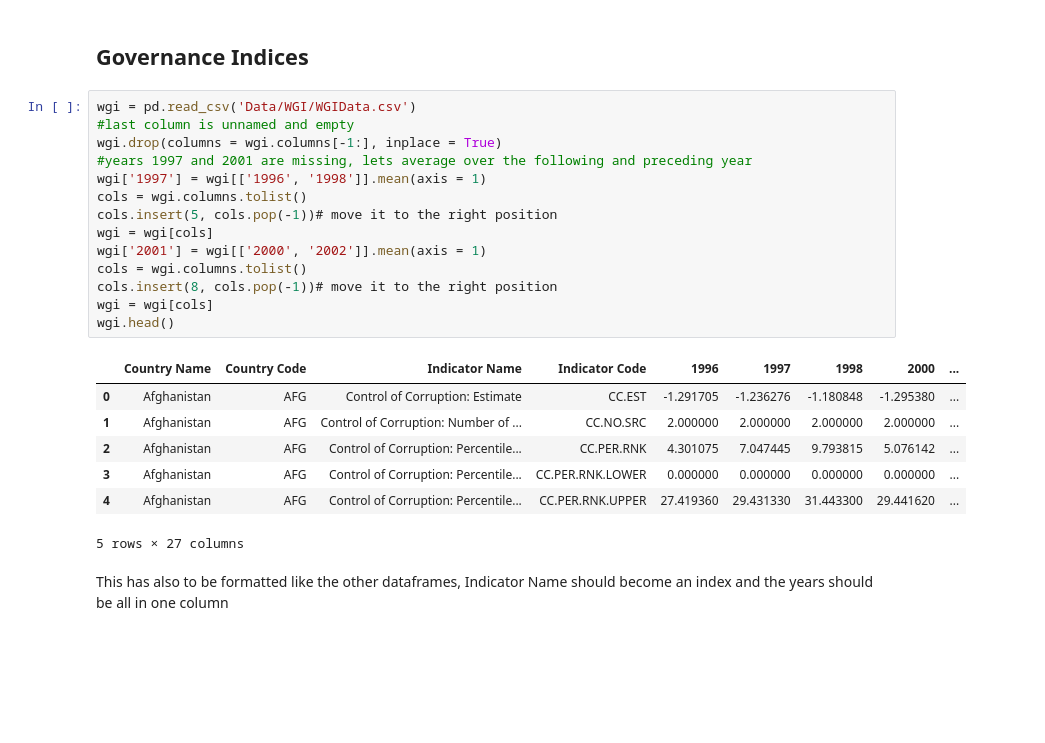
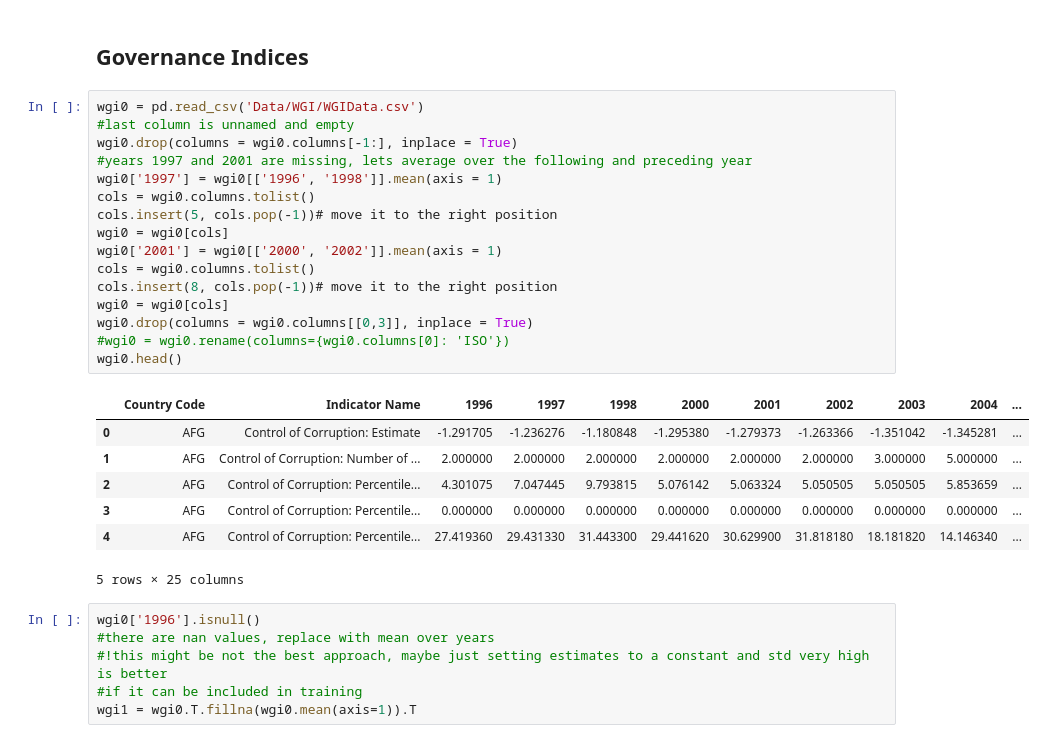
Before and after one commit to Kiril94/AMAS, a Jupyter notebook: Project/Data_analysis.ipynb, the cells around one changed output. Saved outputs shown, nothing was run; the diff lists cells and outputs as text; blank space fills up the shorter version.

Commit message:
Data parsed

```diff
--- a/Project/Data_analysis.ipynb
+++ b/Project/Data_analysis.ipynb
@@ -145,26 +356,32 @@ array(['January', 'February', 'March', 'April', 'May', 'June', 'July',
 # %% [markdown]
 ## Governance Indices
 # %%
-wgi = pd.read_csv('Data/WGI/WGIData.csv')
+wgi0 = pd.read_csv('Data/WGI/WGIData.csv')
 #last column is unnamed and empty
-wgi.drop(columns = wgi.columns[-1:], inplace = True)
+wgi0.drop(columns = wgi0.columns[-1:], inplace = True)
 #years 1997 and 2001 are missing, lets average over the following and preceding year
-wgi['1997'] = wgi[['1996', '1998']].mean(axis = 1)
-cols = wgi.columns.tolist()
+wgi0['1997'] = wgi0[['1996', '1998']].mean(axis = 1)
+cols = wgi0.columns.tolist()
 cols.insert(5, cols.pop(-1))# move it to the right position
-wgi = wgi[cols]
-wgi['2001'] = wgi[['2000', '2002']].mean(axis = 1)
-cols = wgi.columns.tolist()
+wgi0 = wgi0[cols]
+wgi0['2001'] = wgi0[['2000', '2002']].mean(axis = 1)
+cols = wgi0.columns.tolist()
 cols.insert(8, cols.pop(-1))# move it to the right position
-wgi = wgi[cols]
-wgi.head()
+wgi0 = wgi0[cols]
+wgi0.drop(columns = wgi0.columns[[0,3]], inplace = True)
+#wgi0 = wgi0.rename(columns={wgi0.columns[0]: 'ISO'})
+wgi0.head()
 # %% [output]
-|  | Country Name | Country Code | Indicator Name | Indicator Code | 1996 | 1997 | 1998 | 2000 | ... |
-| 0 | Afghanistan | AFG | Control of Corruption: Estimate | CC.EST | -1.291705 | -1.236276 | -1.180848 | -1.295380 | ... |
-| 1 | Afghanistan | AFG | Control of Corruption: Number of ... | CC.NO.SRC | 2.000000 | 2.000000 | 2.000000 | 2.000000 | ... |
-| 2 | Afghanistan | AFG | Control of Corruption: Percentile... | CC.PER.RNK | 4.301075 | 7.047445 | 9.793815 | 5.076142 | ... |
-| 3 | Afghanistan | AFG | Control of Corruption: Percentile... | CC.PER.RNK.LOWER | 0.000000 | 0.000000 | 0.000000 | 0.000000 | ... |
-| 4 | Afghanistan | AFG | Control of Corruption: Percentile... | CC.PER.RNK.UPPER | 27.419360 | 29.431330 | 31.443300 | 29.441620 | ... |
+|  | Country Code | Indicator Name | 1996 | 1997 | 1998 | 2000 | 2001 | 2002 | 2003 | 2004 | ... |
+| 0 | AFG | Control of Corruption: Estimate | -1.291705 | -1.236276 | -1.180848 | -1.295380 | -1.279373 | -1.263366 | -1.351042 | -1.345281 | ... |
+| 1 | AFG | Control of Corruption: Number of ... | 2.000000 | 2.000000 | 2.000000 | 2.000000 | 2.000000 | 2.000000 | 3.000000 | 5.000000 | ... |
+| 2 | AFG | Control of Corruption: Percentile... | 4.301075 | 7.047445 | 9.793815 | 5.076142 | 5.063324 | 5.050505 | 5.050505 | 5.853659 | ... |
+| 3 | AFG | Control of Corruption: Percentile... | 0.000000 | 0.000000 | 0.000000 | 0.000000 | 0.000000 | 0.000000 | 0.000000 | 0.000000 | ... |
+| 4 | AFG | Control of Corruption: Percentile... | 27.419360 | 29.431330 | 31.443300 | 29.441620 | 30.629900 | 31.818180 | 18.181820 | 14.146340 | ... |
-5 rows × 27 columns
+5 rows × 25 columns
-# %% [markdown]
-This has also to be formatted like the other dataframes, Indicator Name should become an index and the years should be all in one column
+# %%
+wgi0['1996'].isnull()
+#there are nan values, replace with mean over years
+#!this might be not the best approach, maybe just setting estimates to a constant and std very high is better
+#if it can be included in training
+wgi1 = wgi0.T.fillna(wgi0.mean(axis=1)).T
```
Also changed, not shown: parts of 51 cells of this notebook.
